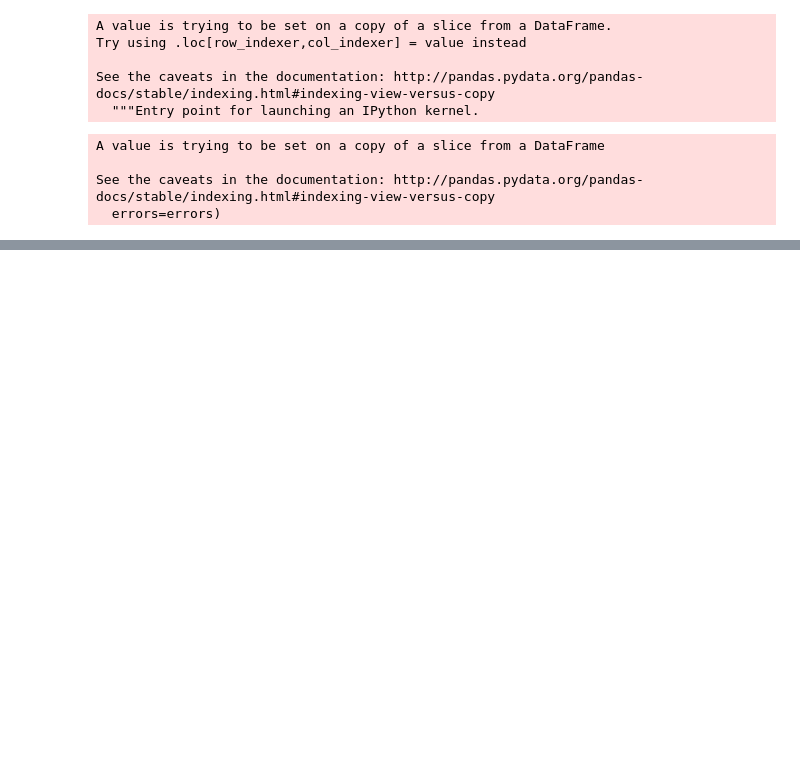
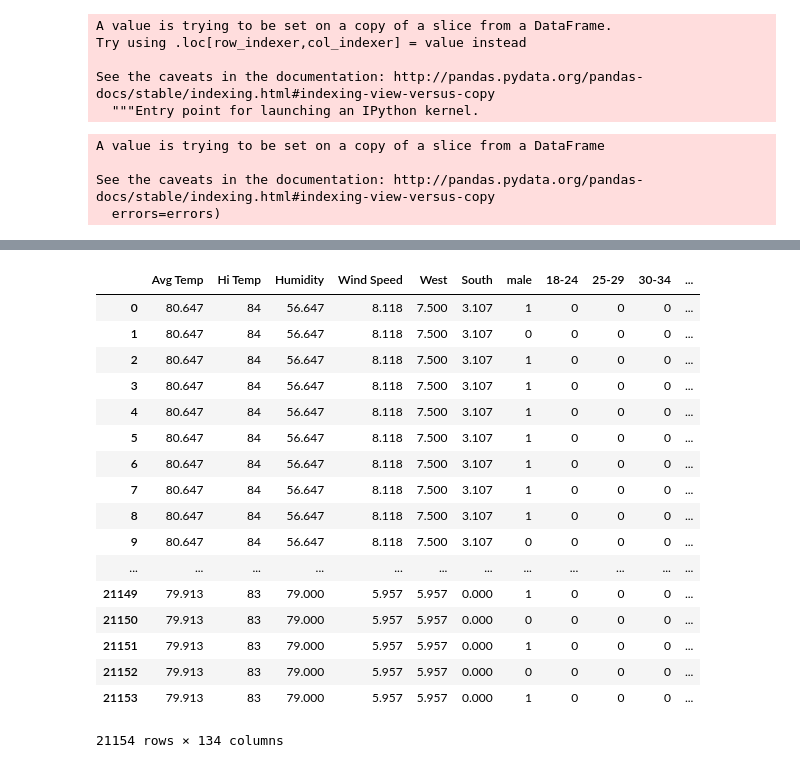
Before and after one commit to AdamLiscia/Ironman, a Jupyter notebook: Untitled1.ipynb, the cells around one changed output, grey strips where cells are left out. Drawn from its saved outputs; the diff is of its cells as text; code cells hidden in the pictures; blank space fills up the shorter version.

```diff
--- a/Untitled1.ipynb
+++ b/Untitled1.ipynb
@@ -62,2 +85,2 @@ See the caveats in the documentation: http://pandas.pydata.org/pandas-docs/stabl
 # %%
-features = features.drop('female', axis=1)
+features = features.drop('Agegroup', axis = 1)
@@ -87,0 +125,21 @@ ValueError: Wrong number of items passed 115, placement implies 1
+# %%
+features
+# %% [output]
+|  | Avg Temp | Hi Temp | Humidity | Wind Speed | West | South | male | 18-24 | 25-29 | 30-34 | ... |
+| 0 | 80.647 | 84 | 56.647 | 8.118 | 7.500 | 3.107 | 1 | 0 | 0 | 0 | ... |
+| 1 | 80.647 | 84 | 56.647 | 8.118 | 7.500 | 3.107 | 0 | 0 | 0 | 0 | ... |
+| 2 | 80.647 | 84 | 56.647 | 8.118 | 7.500 | 3.107 | 1 | 0 | 0 | 0 | ... |
+| 3 | 80.647 | 84 | 56.647 | 8.118 | 7.500 | 3.107 | 1 | 0 | 0 | 0 | ... |
+| 4 | 80.647 | 84 | 56.647 | 8.118 | 7.500 | 3.107 | 1 | 0 | 0 | 0 | ... |
+| 5 | 80.647 | 84 | 56.647 | 8.118 | 7.500 | 3.107 | 1 | 0 | 0 | 0 | ... |
+| 6 | 80.647 | 84 | 56.647 | 8.118 | 7.500 | 3.107 | 1 | 0 | 0 | 0 | ... |
+| 7 | 80.647 | 84 | 56.647 | 8.118 | 7.500 | 3.107 | 1 | 0 | 0 | 0 | ... |
+| 8 | 80.647 | 84 | 56.647 | 8.118 | 7.500 | 3.107 | 1 | 0 | 0 | 0 | ... |
+| 9 | 80.647 | 84 | 56.647 | 8.118 | 7.500 | 3.107 | 0 | 0 | 0 | 0 | ... |
+| ... | ... | ... | ... | ... | ... | ... | ... | ... | ... | ... | ... |
+| 21149 | 79.913 | 83 | 79.000 | 5.957 | 5.957 | 0.000 | 1 | 0 | 0 | 0 | ... |
+| 21150 | 79.913 | 83 | 79.000 | 5.957 | 5.957 | 0.000 | 0 | 0 | 0 | 0 | ... |
+| 21151 | 79.913 | 83 | 79.000 | 5.957 | 5.957 | 0.000 | 1 | 0 | 0 | 0 | ... |
+| 21152 | 79.913 | 83 | 79.000 | 5.957 | 5.957 | 0.000 | 0 | 0 | 0 | 0 | ... |
+| 21153 | 79.913 | 83 | 79.000 | 5.957 | 5.957 | 0.000 | 1 | 0 | 0 | 0 | ... |
+21154 rows × 134 columns
```
Also changed, not shown: parts of 18 cells of this notebook.
